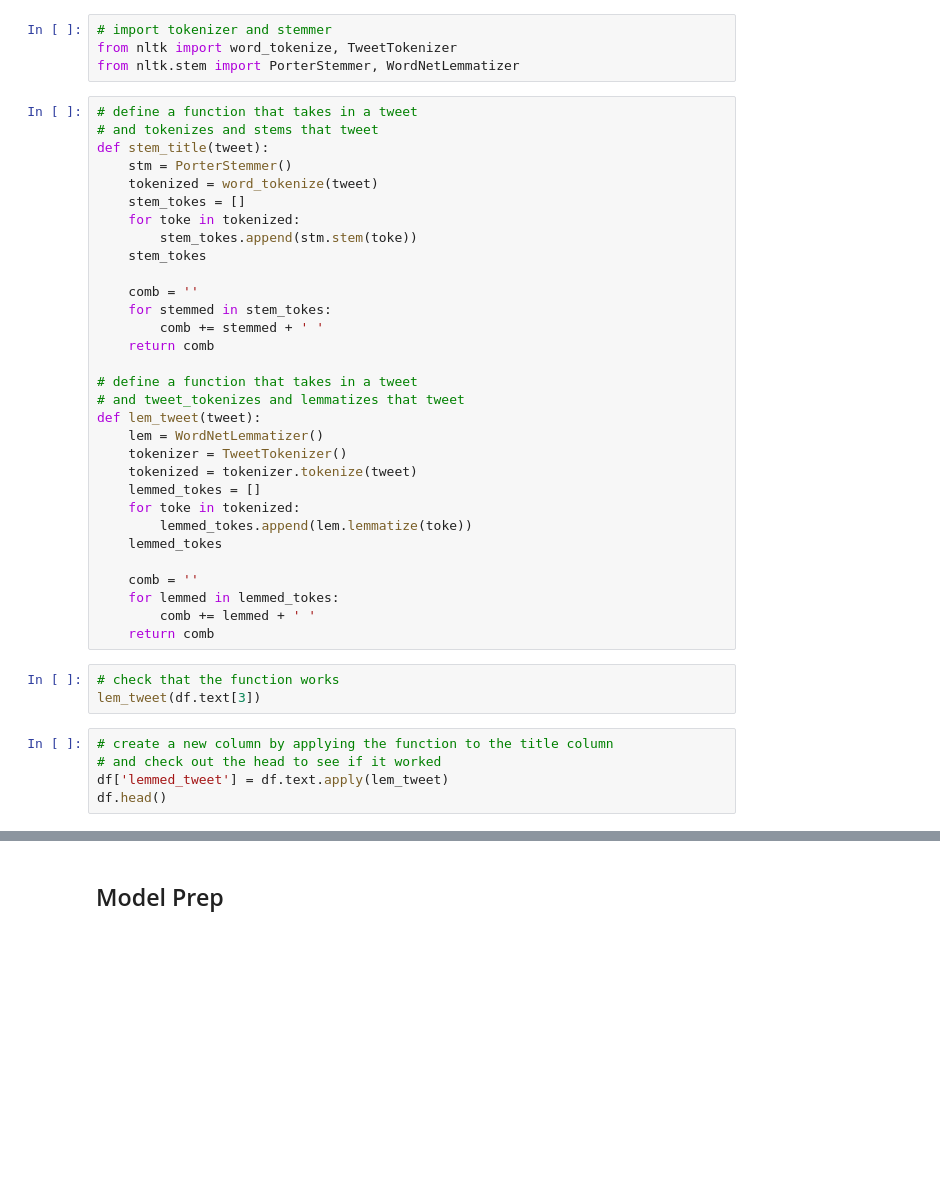
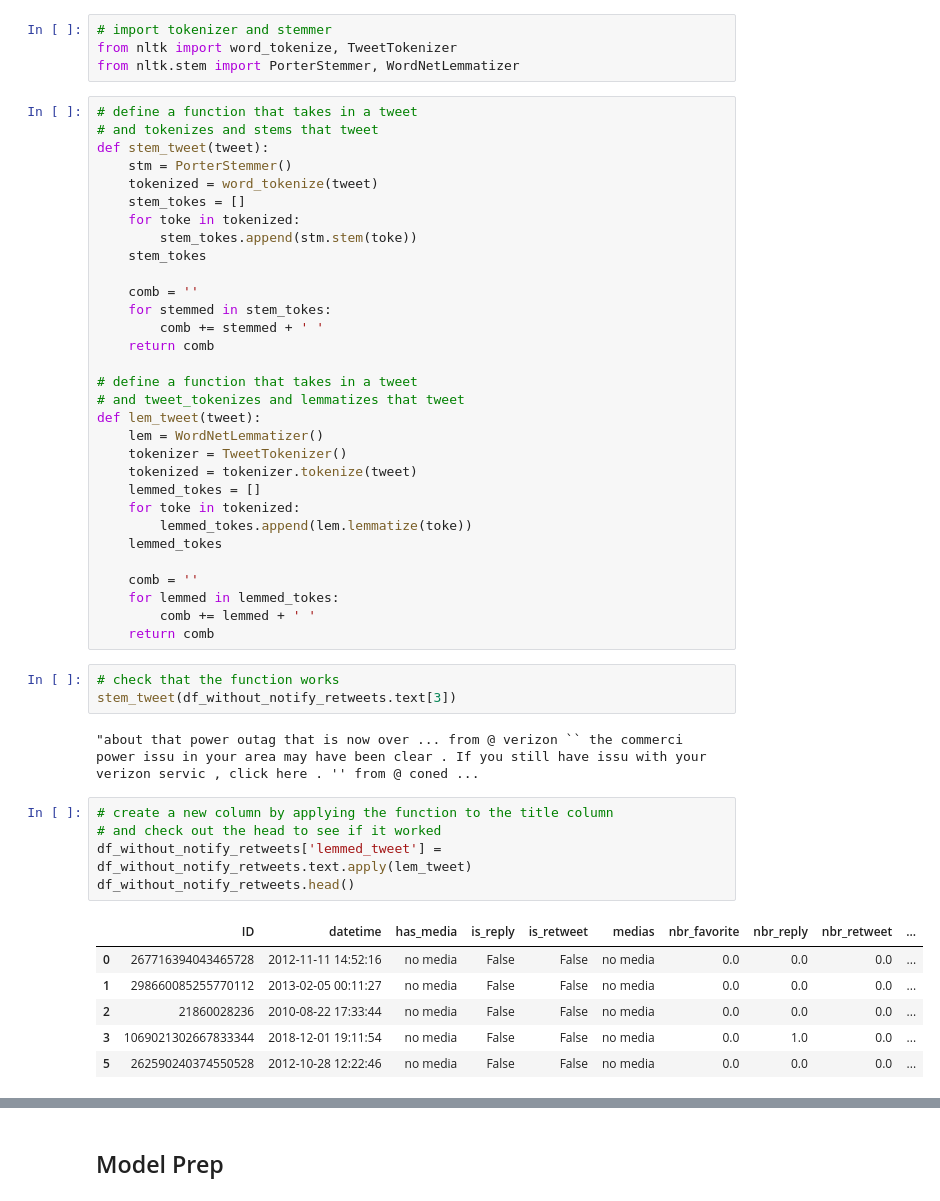
Before and after one commit to iceberg425/Client_Project, a Jupyter notebook: Client_Project_Kevin.ipynb, the cells around one changed output, grey strips where cells are left out. Drawn from its saved outputs; the diff is of its cells as text; blank space fills up the shorter version.

```diff
--- a/Client_Project_Kevin.ipynb
+++ b/Client_Project_Kevin.ipynb
@@ -362,7 +379,7 @@ from nltk.stem import PorterStemmer, WordNetLemmatizer
 # %%
 # define a function that takes in a tweet
 # and tokenizes and stems that tweet
-def stem_title(tweet):
+def stem_tweet(tweet):
     stm = PorterStemmer()
     tokenized = word_tokenize(tweet)
     stem_tokes = []
@@ -392,11 +409,20 @@ def lem_tweet(tweet):
     return comb
 # %%
 # check that the function works
-lem_tweet(df.text[3])
+stem_tweet(df_without_notify_retweets.text[3])
+# %% [output]
+"about that power outag that is now over ... from @ verizon `` the commerci power issu in your area may have been clear . If you still have issu with your verizon servic , click here . '' from @ coned ...
 # %%
 # create a new column by applying the function to the title column
 # and check out the head to see if it worked
-df['lemmed_tweet'] = df.text.apply(lem_tweet)
-df.head()
+df_without_notify_retweets['lemmed_tweet'] = df_without_notify_retweets.text.apply(lem_tweet)
+df_without_notify_retweets.head()
+# %% [output]
+|  | ID | datetime | has_media | is_reply | is_retweet | medias | nbr_favorite | nbr_reply | nbr_retweet | ... |
+| 0 | 267716394043465728 | 2012-11-11 14:52:16 | no media | False | False | no media | 0.0 | 0.0 | 0.0 | ... |
+| 1 | 298660085255770112 | 2013-02-05 00:11:27 | no media | False | False | no media | 0.0 | 0.0 | 0.0 | ... |
+| 2 | 21860028236 | 2010-08-22 17:33:44 | no media | False | False | no media | 0.0 | 0.0 | 0.0 | ... |
+| 3 | 1069021302667833344 | 2018-12-01 19:11:54 | no media | False | False | no media | 0.0 | 1.0 | 0.0 | ... |
+| 5 | 262590240374550528 | 2012-10-28 12:22:46 | no media | False | False | no media | 0.0 | 0.0 | 0.0 | ... |
 # %%
 # check out the tail, too
```
Also changed, not shown: parts of 32 cells of this notebook, 2 other files.
